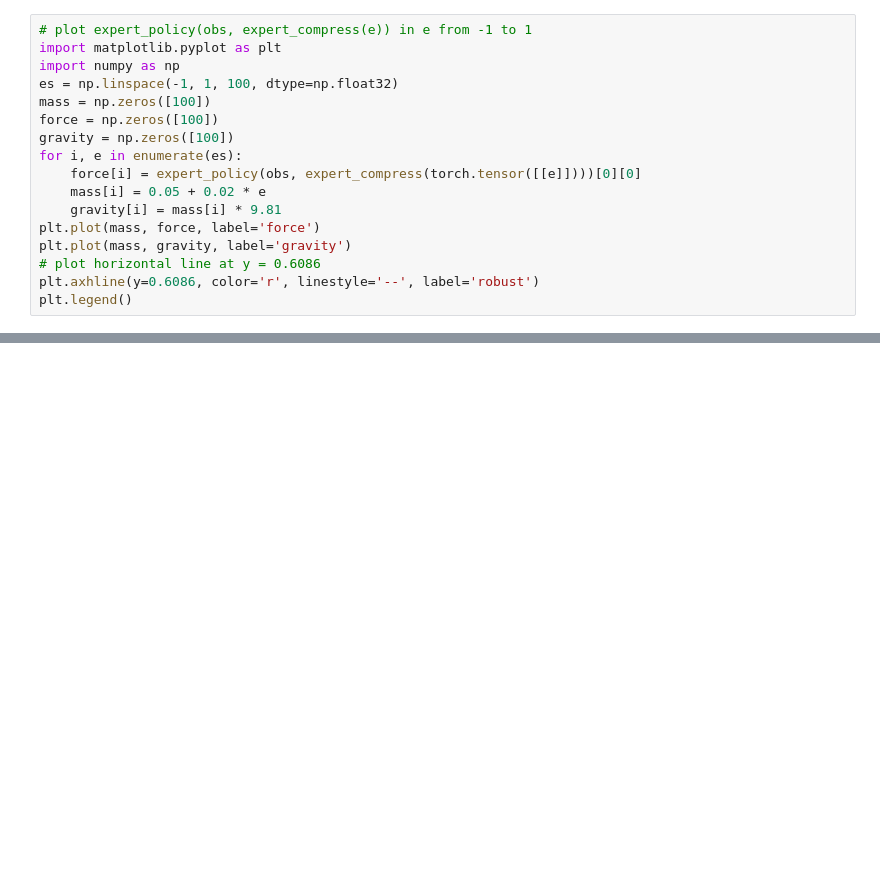
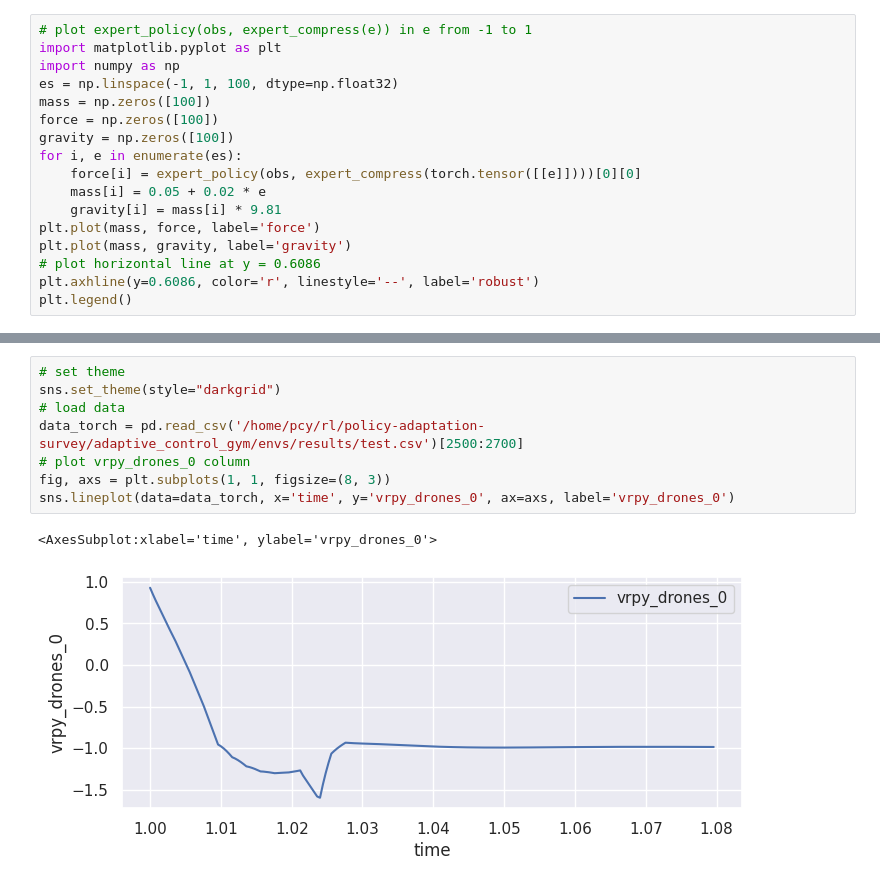
Before and after one commit to jc-bao/policy-adaptation-survey, a Jupyter notebook: adaptive_control_gym/utils/plot.ipynb, the cells around one changed output, grey strips where cells are left out. Saved outputs shown, nothing was run; the diff lists cells and outputs as text; blank space fills up the shorter version.

```diff
--- a/adaptive_control_gym/utils/plot.ipynb
+++ b/adaptive_control_gym/utils/plot.ipynb
@@ -144,0 +145,11 @@ for i, col in enumerate(data_bullet.columns):
+# %%
+# set theme
+sns.set_theme(style="darkgrid")
+# load data
+data_torch = pd.read_csv('/home/pcy/rl/policy-adaptation-survey/adaptive_control_gym/envs/results/test.csv')[2500:2700]
+# plot vrpy_drones_0 column
+fig, axs = plt.subplots(1, 1, figsize=(8, 3))
+sns.lineplot(data=data_torch, x='time', y='vrpy_drones_0', ax=axs, label='vrpy_drones_0')
+# %% [output]
+<AxesSubplot:xlabel='time', ylabel='vrpy_drones_0'>
+[figure, added]
```
Also changed, not shown: parts of 1 cell of this notebook, 1 other file.
